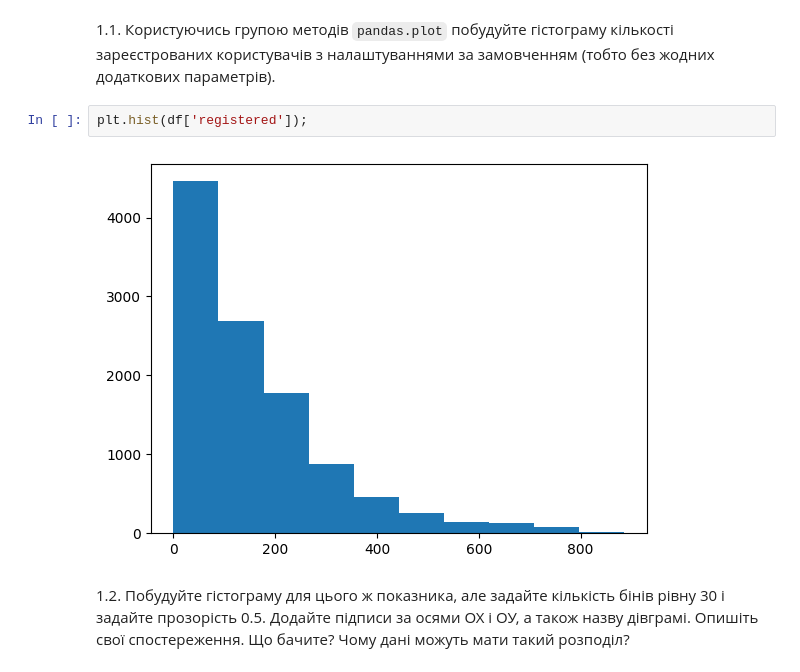
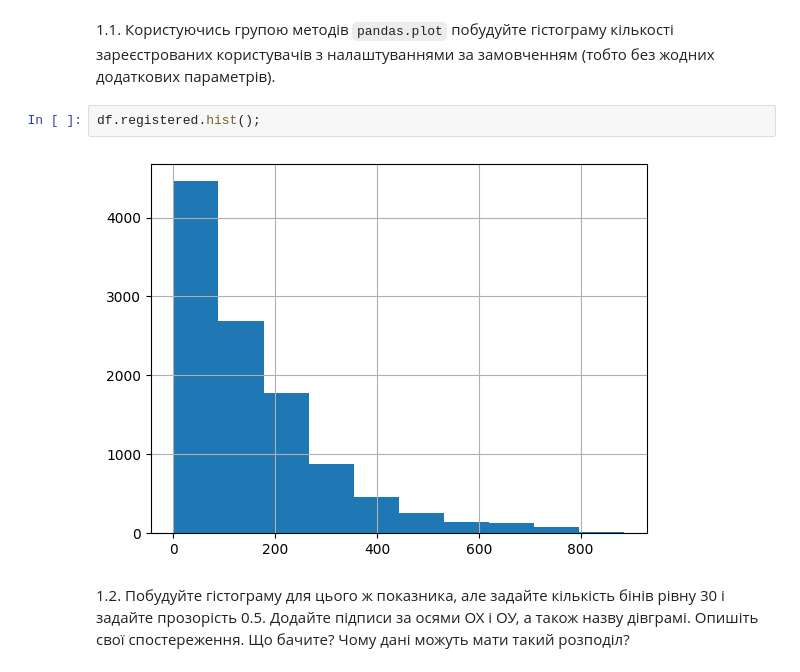
Before and after one commit to YanaGrytsiyenko/home_task_for_course, a Jupyter notebook: HW_4_4_visualizations_pandas.ipynb, the cells around one changed output. Cells and saved outputs as stored; diff of their text form.

```diff
--- a/HW_4_4_visualizations_pandas.ipynb
+++ b/HW_4_4_visualizations_pandas.ipynb
@@ -37,10 +37,10 @@ drive.mount('/content/drive')
 Mounted at /content/drive
 # %% [markdown]
 1.1. Користуючись групою методів `pandas.plot` побудуйте гістограму кількості зареєстрованих користувачів з налаштуваннями за замовченням (тобто без жодних додаткових параметрів).
-# %%
-plt.hist(df['registered']);
-# %% [output]
-[figure, removed]
+# %%
+df.registered.hist();
+# %% [output]
+[figure, added]
 # %% [markdown]
 1.2. Побудуйте гістограму для цього ж показника, але задайте кількість бінів рівну 30 і задайте прозорість 0.5. Додайте підписи за осями ОХ і ОУ, а також назву дівграмі. Опишіть свої спостереження. Що бачите? Чому дані можуть мати такий розподіл?
 # %%
```
Also changed, not shown: parts of 2 cells of this notebook.
